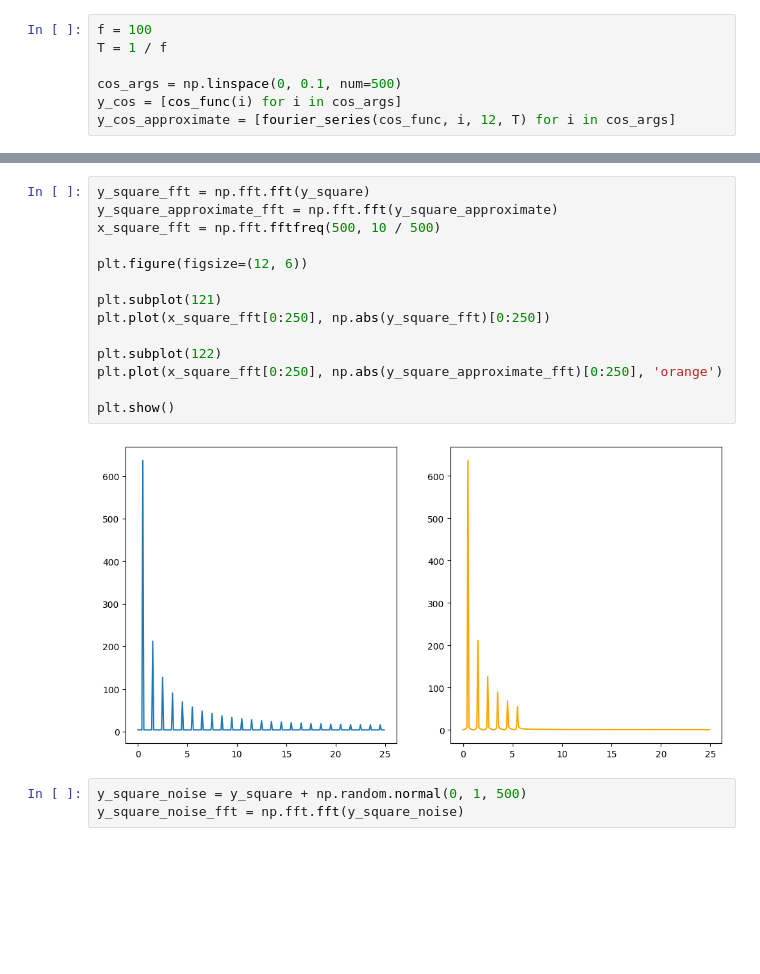
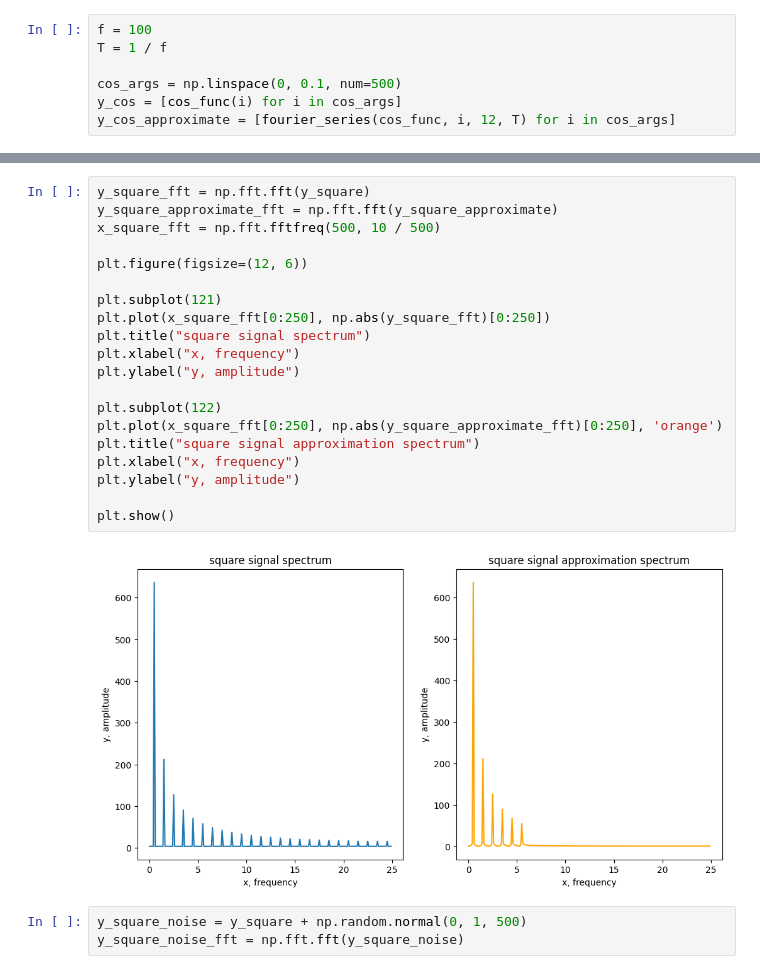
Before and after one commit to pimonov-student/another_digital_signal, a Jupyter notebook: lab_one.ipynb, the cells around one changed output, grey strips where cells are left out. Drawn from its saved outputs; the diff is of its cells as text; blank space fills up the shorter version.

```diff
--- a/lab_one.ipynb
+++ b/lab_one.ipynb
@@ -98,19 +114,25 @@ plt.plot(x_fft[0:50], np.abs(y_fft)[0:50])
 # %%
 y_square_fft = np.fft.fft(y_square)
 y_square_approximate_fft = np.fft.fft(y_square_approximate)
 x_square_fft = np.fft.fftfreq(500, 10 / 500)
 
 plt.figure(figsize=(12, 6))
 
 plt.subplot(121)
 plt.plot(x_square_fft[0:250], np.abs(y_square_fft)[0:250])
+plt.title("square signal spectrum")
+plt.xlabel("x, frequency")
+plt.ylabel("y, amplitude")
 
 plt.subplot(122)
 plt.plot(x_square_fft[0:250], np.abs(y_square_approximate_fft)[0:250], 'orange')
+plt.title("square signal approximation spectrum")
+plt.xlabel("x, frequency")
+plt.ylabel("y, amplitude")
 
 plt.show()
 # %% [output]
-[figure, old version]
+[figure, new version]
 # %%
 y_square_noise = y_square + np.random.normal(0, 1, 500)
 y_square_noise_fft = np.fft.fft(y_square_noise)
```
Also changed, not shown: parts of 4 cells of this notebook, 1 other file.
